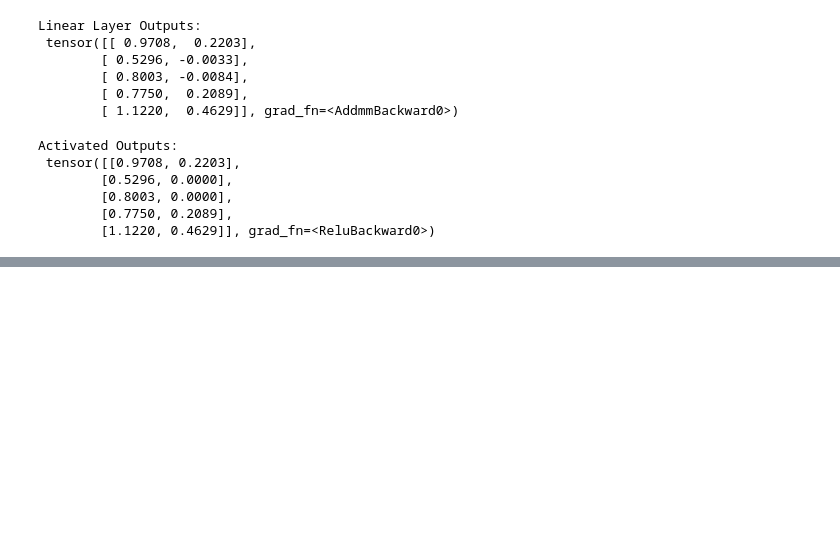
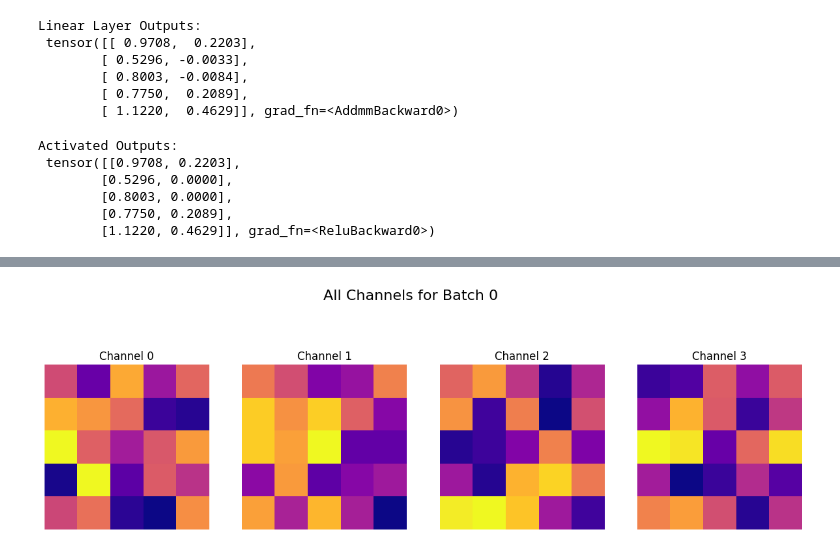
Before and after one commit to santoshtiwari41/Tensors-in-pytorch, a Jupyter notebook: Tensors_pytorch.ipynb, the cells around one changed output, grey strips where cells are left out. Cells and saved outputs as stored; diff of their text form; code cells hidden in the pictures; blank space fills up the shorter version.

```diff
--- a/Tensors_pytorch.ipynb
+++ b/Tensors_pytorch.ipynb
@@ -238,0 +264,21 @@ Activated Outputs:
+# %%
+#Method 2: Visualize Multiple Channels for a Batch
+
+# Select a specific batch
+batch_idx = 0
+
+# Extract all channels for the chosen batch
+channels = tensor_4d[batch_idx]
+
+# Plot all channels
+fig, axes = plt.subplots(1, channels.shape[0], figsize=(15, 5))
+fig.suptitle(f"All Channels for Batch {batch_idx}", fontsize=16)
+
+for i, ax in enumerate(axes):
+    ax.imshow(channels[i].numpy(), cmap="plasma")
+    ax.set_title(f"Channel {i}")
+    ax.axis("off")
+
+plt.show()
+# %% [output]
+[figure, added]
```
Also changed, not shown: parts of 3 cells of this notebook.
